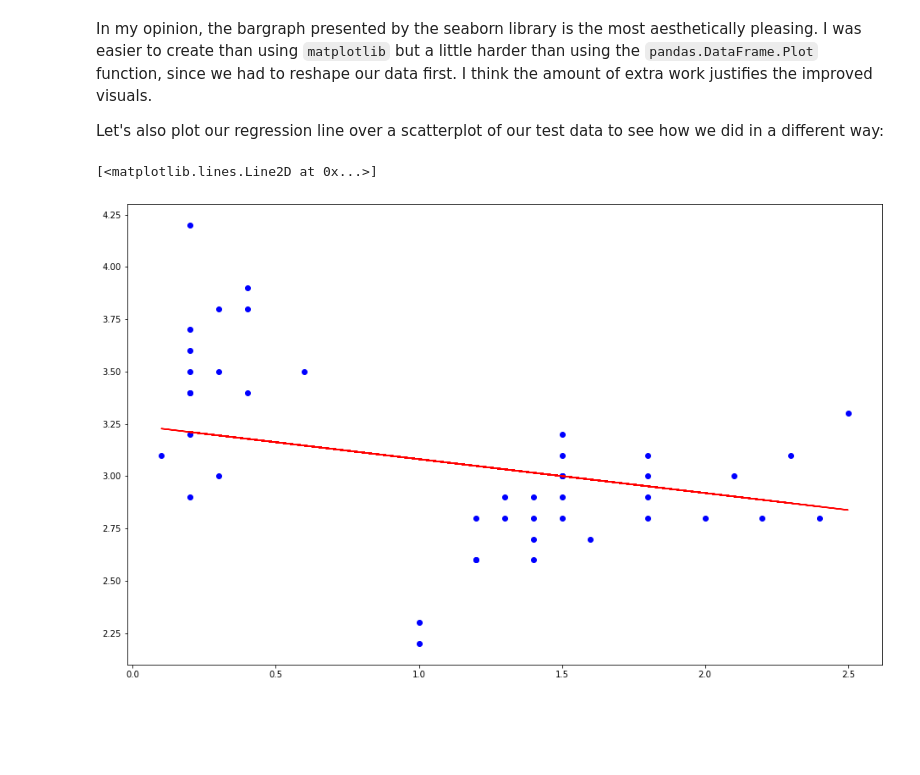
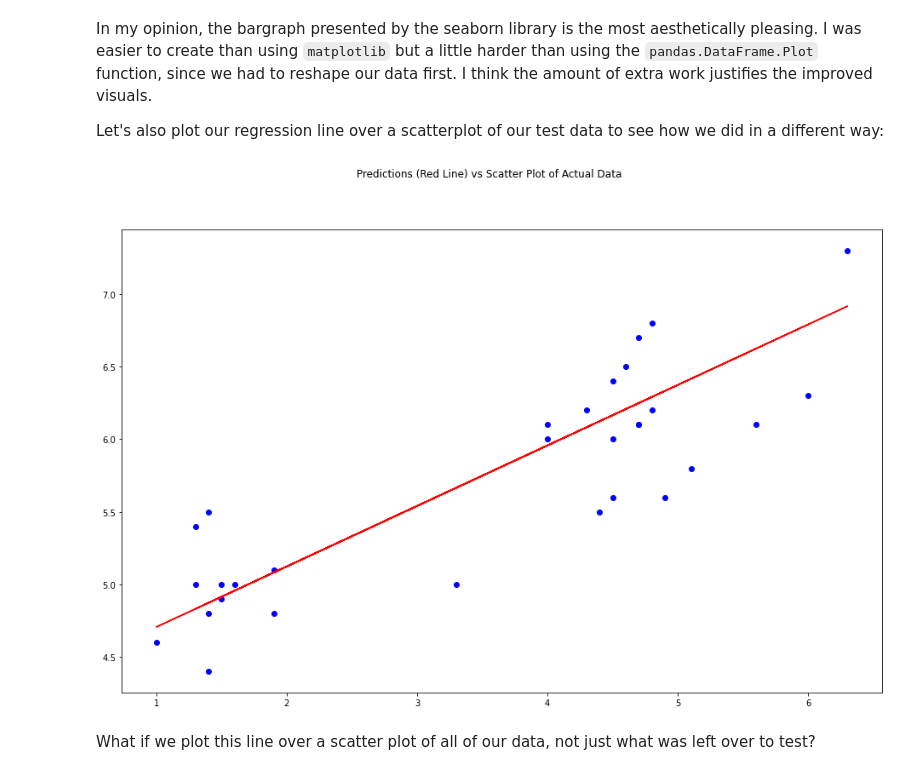
Before and after one commit to wcneill/ml-from-scratch, a Jupyter notebook: jupyter_practice/linear_regression_02.ipynb, the cells around one changed output. Cells and saved outputs as stored; diff of their text form; code cells hidden in the pictures; blank space fills up the shorter version.

Commit message:
corrected mistake in which data I pulled for my model

```diff
--- a/jupyter_practice/linear_regression_02.ipynb
+++ b/jupyter_practice/linear_regression_02.ipynb
@@ -85,8 +85,8 @@ Let's try to predict sepal length based on petal width using linear regression.
 # %%
-X = dataset['pet wdth'].to_numpy().reshape(-1,1)
-Y = dataset['sep wdth'].to_numpy().reshape(-1,1)
+X = dataset['pet lnth'].to_numpy().reshape(-1,1)
+Y = dataset['sep lnth'].to_numpy().reshape(-1,1)
 
-x_train, x_test, y_train, y_test = train_test_split(X, Y, test_size=.3, random_state=0)
+x_train, x_test, y_train, y_test = train_test_split(X, Y, test_size=.2, random_state=0)
 # %% [markdown]
 Now, we have split our data out and we want to train our model:
 # %%
@@ -194,9 +198,11 @@ In my opinion, the bargraph presented by the seaborn library is the most aesthet
 
 Let's also plot our regression line over a scatterplot of our test data to see how we did in a different way:
 # %%
-plt.figure(figsize=(16,10))
+fig = plt.figure(figsize=(16,10)).suptitle("Predictions (Red Line) vs Scatter Plot of Actual Data")
 plt.scatter(x_test, y_test, color='b')
 plt.plot(x_test, y_pred, color='r')
+plt.show()
 # %% [output]
-[<matplotlib.lines.Line2D at 0x...>]
-[figure, old version]
+[figure, new version]
+# %% [markdown]
+What if we plot this line over a scatter plot of all of our data, not just what was left over to test?
```
Also changed, not shown: parts of 9 cells of this notebook.
